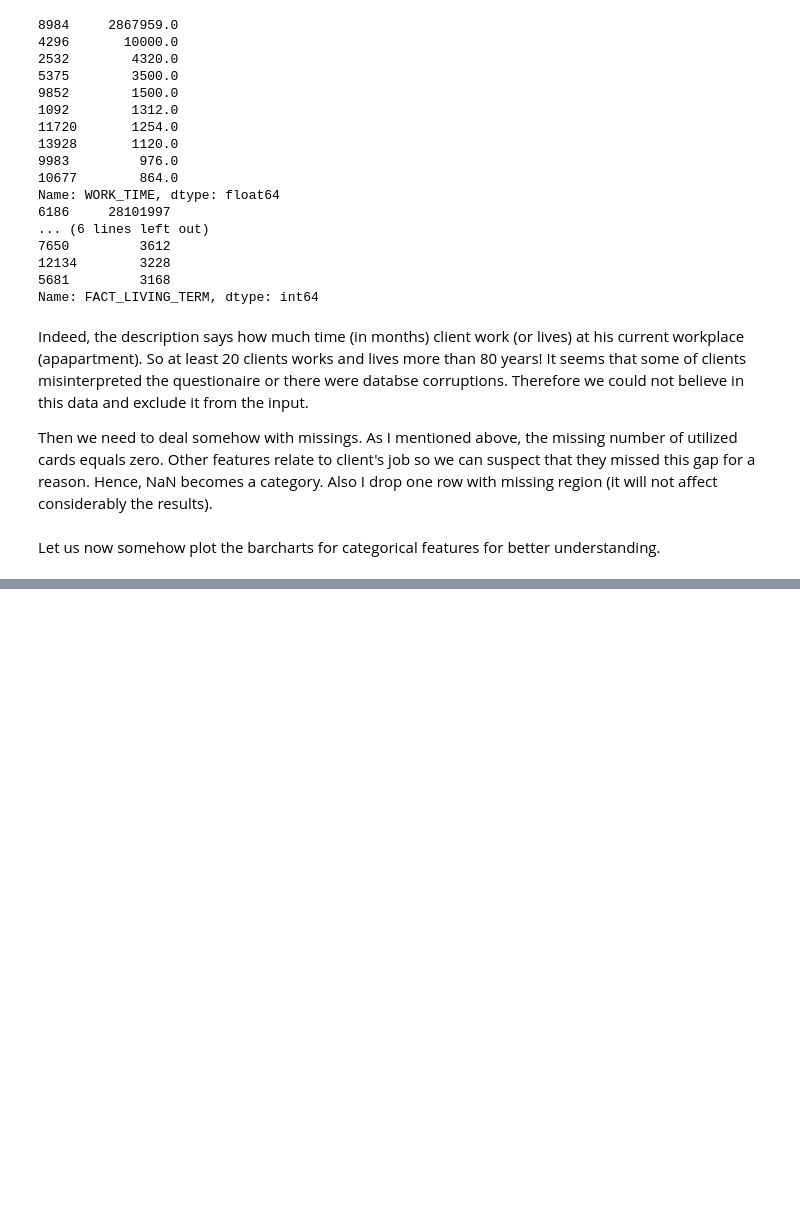
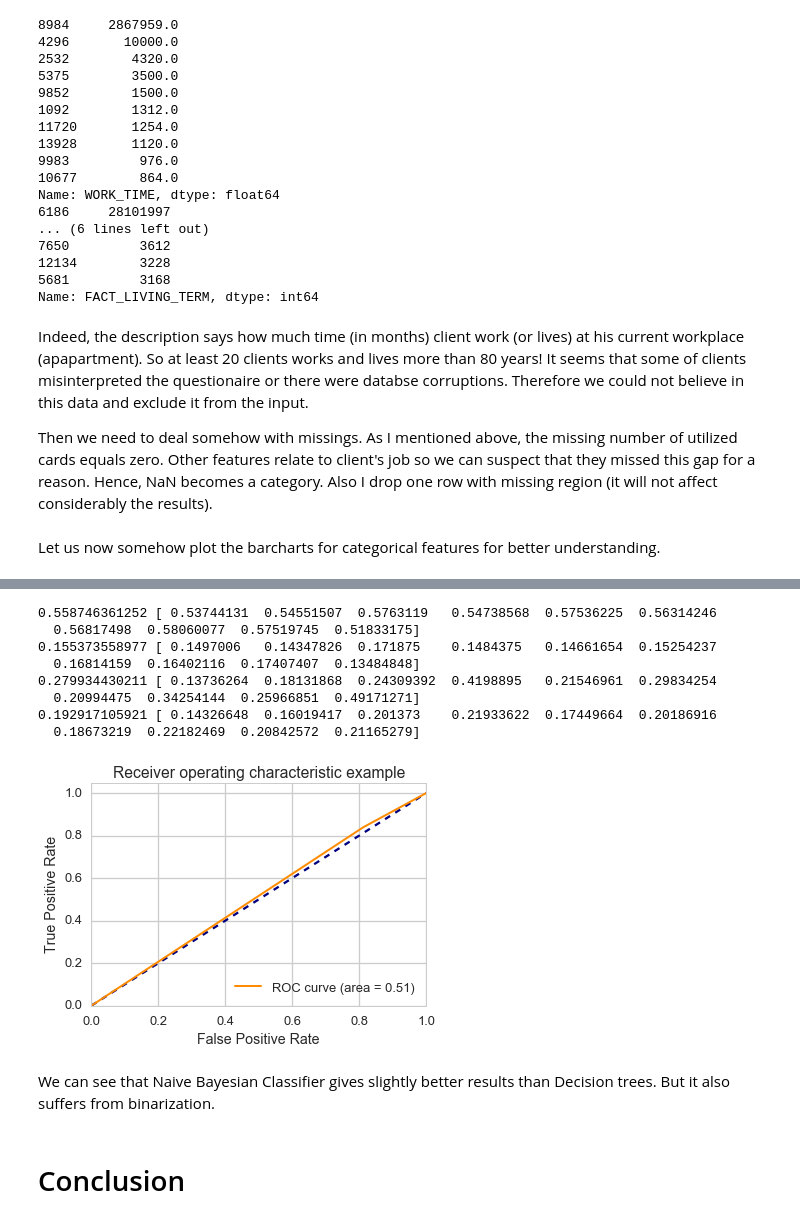
Before and after one commit to XuMuK1/IntroDS_HW, a Jupyter notebook: FinalProject/Report.ipynb, the cells around one changed output, grey strips where cells are left out. Drawn from its saved outputs; the diff is of its cells as text; code cells hidden in the pictures; blank space fills up the shorter version.

```diff
--- a/FinalProject/Report.ipynb
+++ b/FinalProject/Report.ipynb
@@ -244,0 +499,31 @@ Got numbers
+# %%
+#the best by rocauc
+from sklearn.model_selection import cross_val_score
+from sklearn.model_selection import train_test_split
+X_train, X_test, y_train, y_test = train_test_split(X_sel_pca1, y, test_size=0.4, random_state=0)
+
+clf=GaussianNB()
+aucs=cross_val_score(clf,X_sel_pca1,y,cv=10,scoring="roc_auc")
+precs=cross_val_score(clf,X_sel_pca1,y,cv=10,scoring="precision")
+recs=cross_val_score(clf,X_sel_pca1,y,cv=10,scoring="recall")
+f1s=cross_val_score(clf,X_sel_pca1,y,cv=10,scoring="f1")
+print(np.mean(aucs),aucs)
+print(np.mean(precs),precs)
+print(np.mean(recs),recs)
+print(np.mean(f1s),f1s)
+
+PlotROC(clf,X_train,X_test,y_train,y_test)
+# %% [output]
+0.558746361252 [ 0.53744131  0.54551507  0.5763119   0.54738568  0.57536225  0.56314246
+  0.56817498  0.58060077  0.57519745  0.51833175]
+0.155373558977 [ 0.1497006   0.14347826  0.171875    0.1484375   0.14661654  0.15254237
+  0.16814159  0.16402116  0.17407407  0.13484848]
+0.279934430211 [ 0.13736264  0.18131868  0.24309392  0.4198895   0.21546961  0.29834254
+  0.20994475  0.34254144  0.25966851  0.49171271]
+0.192917105921 [ 0.14326648  0.16019417  0.201373    0.21933622  0.17449664  0.20186916
+  0.18673219  0.22182469  0.20842572  0.21165279]
+[figure, added]
+# %% [markdown]
+We can see that Naive Bayesian Classifier gives slightly better results than Decision trees. But it also suffers from binarization.
+# %% [markdown]
+# Conclusion
```
Also changed, not shown: parts of 19 cells of this notebook, 1 other file.
